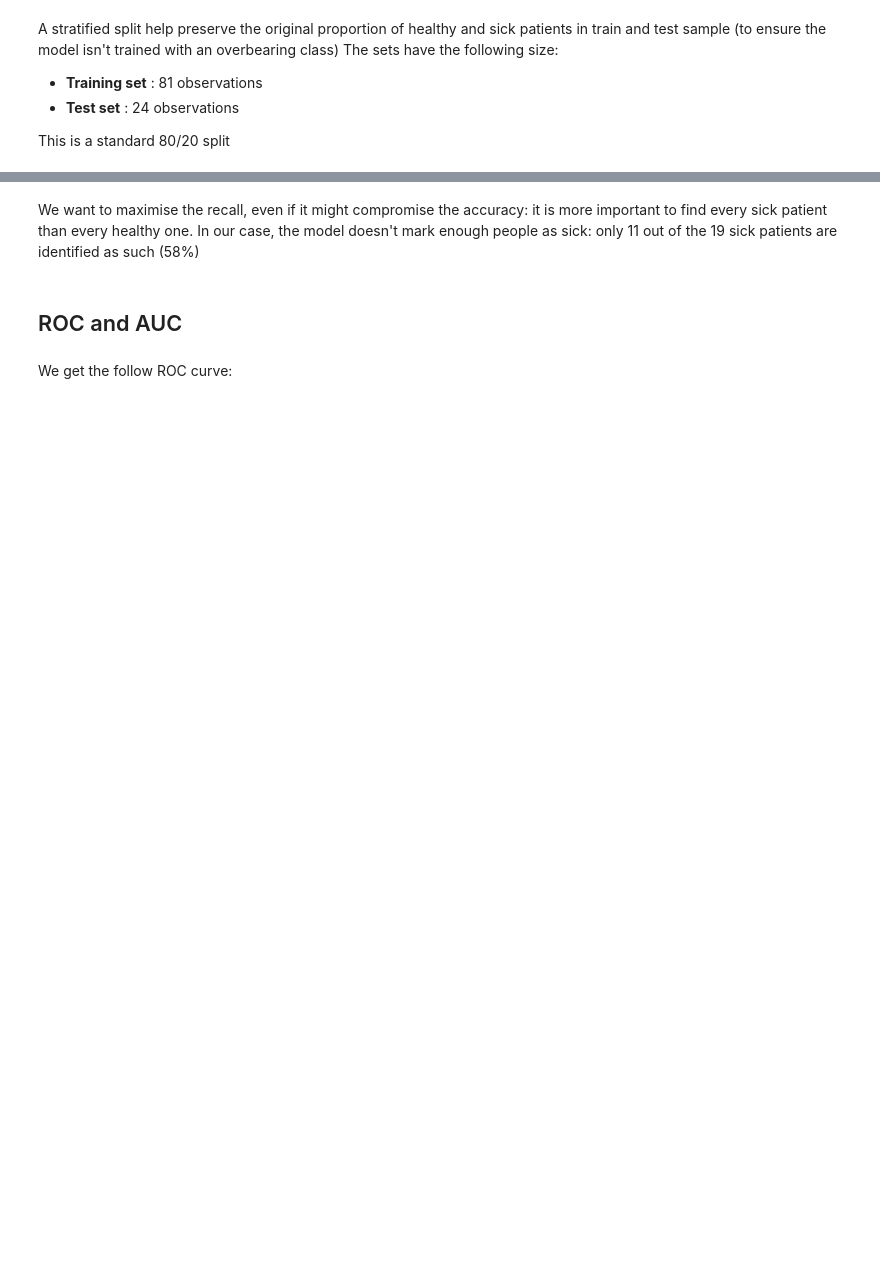
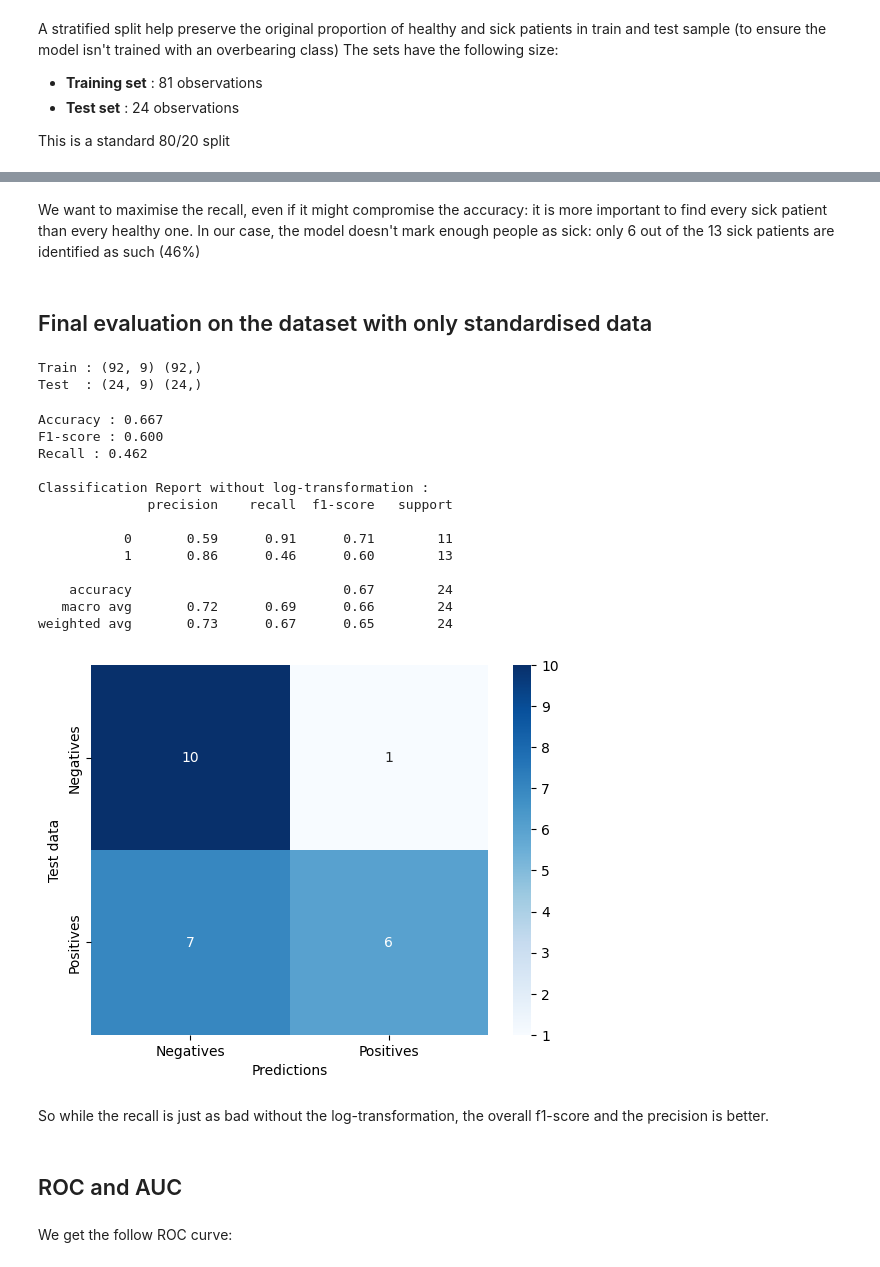
Before and after one commit to ErwanR123/breast-cancer-detection, a Jupyter notebook: naive_bayes.ipynb, the cells around one changed output, grey strips where cells are left out. Cells and saved outputs as stored; diff of their text form; code cells hidden in the pictures; blank space fills up the shorter version.

```diff
--- a/naive_bayes.ipynb
+++ b/naive_bayes.ipynb
@@ -209,10 +209,11 @@ Index(['Age', 'BMI', 'Glucose', 'Leptin', 'Adiponectin', 'Insulin_log',
 
 from sklearn.preprocessing import StandardScaler
 
-# Initialisation du scaler
+# Initialisation dof the scaler
 scaler = StandardScaler()
+scaler_orig = StandardScaler()
 
-# Entraînement du scaler sur le jeu transformé
+# Standardisation of the transformed data
 X_scaled = scaler.fit_transform(X_transformed)
 X_scaled = pd.DataFrame(X_scaled, columns=X_transformed.columns, index=X_transformed.index)
 X_scaled.describe().T[['mean', 'std']]
@@ -229,0 +233,5 @@ X_scaled.describe().T[['mean', 'std']]
+# %%
+# Standardisation of the original data
+X_scaled_orig = scaler_orig.fit_transform(X)
+X_scaled_orig = pd.DataFrame(X_scaled_orig, columns=X.columns, index=X_transformed.index)
+X_scaled_orig.describe().T[['mean', 'std']]
@@ -348,5 +330,66 @@ weighted avg       0.75      0.71      0.71        35
 # %% [markdown]
-We want to maximise the recall, even if it might compromise the accuracy: it is more important to find every sick patient than every healthy one. In our case, the model doesn't mark enough people as sick: only 11 out of the 19 sick patients are identified as such (58%)
+We want to maximise the recall, even if it might compromise the accuracy: it is more important to find every sick patient than every healthy one. In our case, the model doesn't mark enough people as sick: only 6 out of the 13 sick patients are identified as such (46%)
+# %% [markdown]
+## Final evaluation on the dataset with only standardised data
+# %%
+# Stratified split to conserve the distribution of the variables
+X_train, X_test, y_train, y_test = train_test_split(
+    X_scaled_orig, y,
+    test_size=0.2,
+    random_state=42,
+    stratify=y)
+
+print("Train :", X_train.shape, y_train.shape)
+print("Test  :", X_test.shape, y_test.shape)
+# %% [output]
+Train : (92, 9) (92,)
+Test  : (24, 9) (24,)
+# %%
+#Initialize and train a Naive Bayes classifier
+nb_classifier = GaussianNB()
+nb_classifier.fit(X_train, y_train)
+
+# Make predictions on the test set
+y_pred = nb_classifier.predict(X_test)
+
+# Accuracy
+accuracy = accuracy_score(y_test, y_pred)
+print(f"Accuracy : {accuracy:.3f}")
+
+# F1-score
+f1 = f1_score(y_test, y_pred)
+print(f"F1-score : {f1:.3f}")
+
+# Recall
+rec = recall_score(y_test, y_pred)
+print(f"Recall : {rec:.3f}")
+
+# Complete report
+print("\nClassification Report without log-transformation :")
+print(classification_report(y_test, y_pred))
+
+## Confusion matrix
+conf = sns.heatmap(confusion_matrix(y_true=y_test, y_pred=y_pred), annot=True, cmap="Blues", xticklabels=["Negatives", "Positives"], yticklabels=["Negatives", "Positives"])
+conf.set_xlabel("Predictions")
+conf.set_ylabel("Test data")
+plt.show()
+# %% [output]
+Accuracy : 0.667
+F1-score : 0.600
+Recall : 0.462
+
+Classification Report without log-transformation :
+              precision    recall  f1-score   support
+
+           0       0.59      0.91      0.71        11
+           1       0.86      0.46      0.60        13
+
+    accuracy                           0.67        24
+   macro avg       0.72      0.69      0.66        24
+weighted avg       0.73      0.67      0.65        24
+[figure, added]
+# %% [markdown]
+So while the recall is just as bad without the log-transformation, the overall f1-score and the precision is better.
 # %% [markdown]
 ## ROC and AUC
 # %% [markdown]
```
Also changed, not shown: parts of 10 cells of this notebook.
